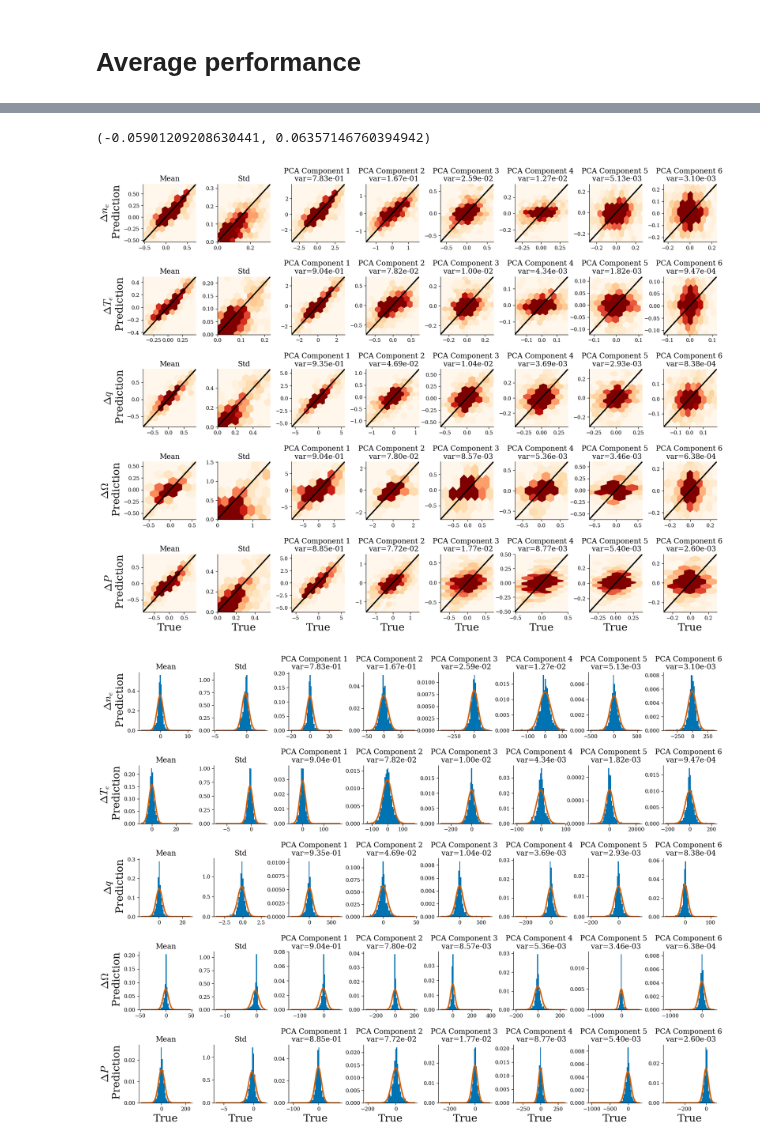
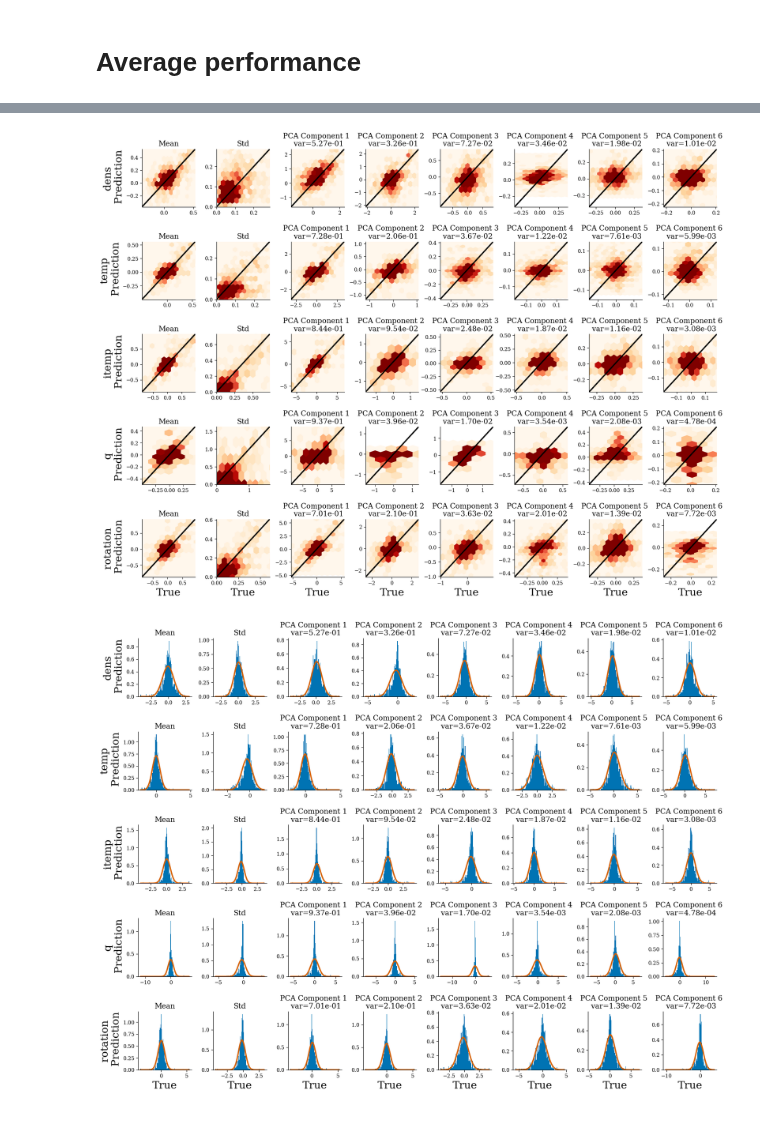
Before and after one commit to PlasmaControl/plasma-profile-predictor, a Jupyter notebook: notebooks/plots_for_paper.ipynb, the cells around one changed output, grey strips where cells are left out. Drawn from its saved outputs; the diff is of its cells as text; code cells hidden in the pictures.

```diff
--- a/notebooks/plots_for_paper.ipynb
+++ b/notebooks/plots_for_paper.ipynb
@@ -402,3 +188,8 @@ for profile in tqdm(profiles):
+# %%
+with open(os.path.expanduser('~/plasma-profile-predictor/pca_delta_fitters.pkl'),'rb') as f:
+    full_pca_fitter = pickle.load(f, encoding='latin1')
+with open(os.path.expanduser('~/plasma-profile-predictor/pca_delta_kernels.pkl'),'rb') as f:
+    kernels = pickle.load(f, encoding='latin1')
 # %%
 """plot explained variance"""
 
@@ -409,10 +200,10 @@ for j,profile in enumerate(profiles):
     pca=full_pca_fitter[profile]
     ax = axes[j]
 
-    ax.plot(np.arange(1,num_components+1),np.cumsum(pca.explained_variance_ratio_))
+    ax.plot(np.arange(1,pca.n_components+1),np.cumsum(pca.explained_variance_ratio_))
     ax.set_ylabel(ylabels[j],size=20)
     ax.set_xlabel('N modes', size=20)
-    ax.set_xticks(np.arange(1,num_components+1))
+    ax.set_xticks(np.arange(1,pca.n_components+1))
     ax.grid()
     ax.tick_params(axis='both', which='both', labelsize=16)
 #     ax.set_yscale('log')
@@ -532,17 +249,6 @@ begin_time=time.time()
 sigs=scenario['actuator_names']
 profiles=scenario['target_profile_names']
 input_profiles=scenario['input_profile_names']
-
-sig_lims={'thomson_temp_EFITRT1': [0,2e3],
-          'rotation': {'mean': [-120,120], 'std': [0,100], 'pca 1': [-800,800], 'pca 2': [-250,250], 'pca 3': [-150,150]},
-          'q_EFIT01': {'mean': [-1.5,1.5], 'std': [0,1], 'pca 1': [-12,12], 'pca 2': [-5,5], 'pca 3': [-5,5]},
-          'press_EFIT01': {'mean': [-50000,50000], 'std': [0,50000], 'pca 1': [-300000,300000], 'pca 2': [-60000,60000], 'pca 3': [-50000,50000]},
-          'temp': {'mean': [-1.8,1.8], 'std': [0,1], 'pca 1': [-15,15], 'pca 2': [-5,5], 'pca 3': [-5,5]},
-          'dens': {'mean': [-2.5,2.5], 'std': [0,2], 'pca 1': [-20,20], 'pca 2': [-8,8], 'pca 3': [-8,8]},
-          'pinj': [0,1.5e4],
-          'tinj':[0,10],
-          'target_density': [0,8],
-          'gasA': [0,10]}
 
 average_change=np.zeros((len(sigs),len(profiles),len(psi)))
 std_change=np.zeros((len(sigs),len(profiles),len(psi)))
@@ -590,13 +296,15 @@ def scalarize_pca_6(arr, **kwargs):
 scalarize_functions=[scalarize_mean,scalarize_std,scalarize_pca_1,scalarize_pca_2, scalarize_pca_3,scalarize_pca_4,scalarize_pca_5,scalarize_pca_6]
 scalarize_function_names=['mean','std','pca 1','pca 2', 'pca 3','pca_4','pca_5','pca_6']
 
+
+num_samples = 1000
+
 true_profile=np.zeros((len(scalarize_functions),len(profiles),num_samples))
 predicted_profile=np.zeros((len(scalarize_functions),len(profiles),num_samples))
 true_delta=np.zeros((len(scalarize_functions),len(profiles),num_samples))
 predicted_delta=np.zeros((len(scalarize_functions),len(profiles),num_samples))
 
 k=0
-num_samples = 1000 #len(train_generator)
 while k<num_samples:
 
     index=np.random.choice(len(train_generator))
@@ -630,10 +338,10 @@ while k<num_samples:
             baseline=normalize(baseline,profile)
 
         for i,scalarize in enumerate(scalarize_functions):
-            true_delta[i][j][k]=scalarize(target, fitter=delta_pca_fitter[profile])
-            predicted_delta[i][j][k]=scalarize(predictions[j], fitter=delta_pca_fitter[profile])
-            true_profile[i][j][k]=scalarize(target+baseline,fitter=full_pca_fitter[profile])
-            predicted_profile[i][j][k]=scalarize(predictions[j]+baseline,fitter=full_pca_fitter[profile])
+            true_delta[i][j][k]=scalarize(target, fitter=full_pca_fitter[profile])
+            predicted_delta[i][j][k]=scalarize(predictions[j], fitter=full_pca_fitter[profile])
+#             true_profile[i][j][k]=scalarize(target+baseline,fitter=full_pca_fitter[profile])
+#             predicted_profile[i][j][k]=scalarize(predictions[j]+baseline,fitter=full_pca_fitter[profile])
 
     k+=1
 print(time.time()-begin_time)
@@ -665,15 +373,11 @@ def find_bounds(true,pred):
     bounds=(med-3*iqr,med+3*iqr)
     bounds=(mean-3*std,mean+3*std)
     return bounds
-# %%
-find_bounds(true,pred)
-# %% [output]
-(-0.05901209208630441, 0.06357146760394942)
 # %%
 """Scatter plot of deltas"""
 
 fig, axes = plt.subplots(len(profiles),len(scalarize_function_names), figsize=(20,15))
-ylabels = ['$\Delta n_e$','$\Delta T_e$','$\Delta q$','$\Delta \Omega$','$\Delta P$']
+ylabels = profiles #['$\Delta n_e$','$\Delta T_e$','$\Delta q$','$\Delta \Omega$','$\Delta P$']
 
 for i,profile in enumerate(profiles):
     for j,scalarize_name in enumerate(scalarize_function_names):
@@ -688,7 +392,7 @@ for i,profile in enumerate(profiles):
         if j==1:
             ax.set_title('Std',size=14)
         if j>1:
-            ax.set_title('PCA Component {} \n var={:.2e}'.format(j-1,delta_pca_fitter[profile].explained_variance_ratio_[j-2]),size=14)
+            ax.set_title('PCA Component {} \n var={:.2e}'.format(j-1,full_pca_fitter[profile].explained_variance_ratio_[j-2]),size=14)
 
         # 1-1 plot:
 #         ax.scatter(true_profile[j][i],predicted_profile[j][i],alpha=0.1)
@@ -712,45 +416,45 @@ for i,profile in enumerate(profiles):
 plt.subplots_adjust(hspace=.6,wspace=.4)
 # fig.savefig('pca_acc.png')
 # %% [output]
-[figure, old version]
+[figure, new version]
 # %%
 """hist plot of deltas"""
 from scipy.stats import norm
 
 fig, axes = plt.subplots(len(profiles),len(scalarize_function_names), figsize=(20,15))
-ylabels = ['$\Delta n_e$','$\Delta T_e$','$\Delta q$','$\Delta \Omega$','$\Delta P$']
+ylabels = profiles #['$\Delta n_e$','$\Delta T_e$','$\Delta q$','$\Delta \Omega$','$\Delta P$']
 
 for i,profile in enumerate(profiles):
     for j,scalarize_name in enumerate(scalarize_function_names):
 
         pred=predicted_delta[j][i]
         true=true_delta[j][i]
 
         ax = axes[i,j]
         if j==0:
             ax.set_title('Mean',size=14)
         if j==1:
             ax.set_title('Std',size=14)
         if j>1:
-            ax.set_title('PCA Component {} \n var={:.2e}'.format(j-1,delta_pca_fitter[profile].explained_variance_ratio_[j-2]),size=14)
+            ax.set_title('PCA Component {} \n var={:.2e}'.format(j-1,full_pca_fitter[profile].explained_variance_ratio_[j-2]),size=14)
 
 
         arr = pred-true
-        arr = arr/np.mean(true)
-        ax.hist(arr, bins=50, density=True)
+        arr = arr/np.sqrt(np.mean(true**2))
+        ax.hist(arr, bins=100, density=True)
         mean = np.mean(arr)
         variance = np.var(arr)
         sigma = np.sqrt(variance)
         x = np.linspace(min(arr), max(arr), 100)
         ax.plot(x, norm.pdf(x, mean, sigma))
 
         if i==len(profiles)-1:
             ax.set_xlabel('True',size=20)
         if j==0:
             ax.set_ylabel(ylabels[i] +  '\n Prediction', size=20)
         ax.tick_params(axis='both', which='major', labelsize=10)
 
 
 plt.subplots_adjust(hspace=.6,wspace=.4)
 # %% [output]
-[figure, old version]
+[figure, new version]
```
Also changed, not shown: parts of 47 cells of this notebook, 8 other files.
